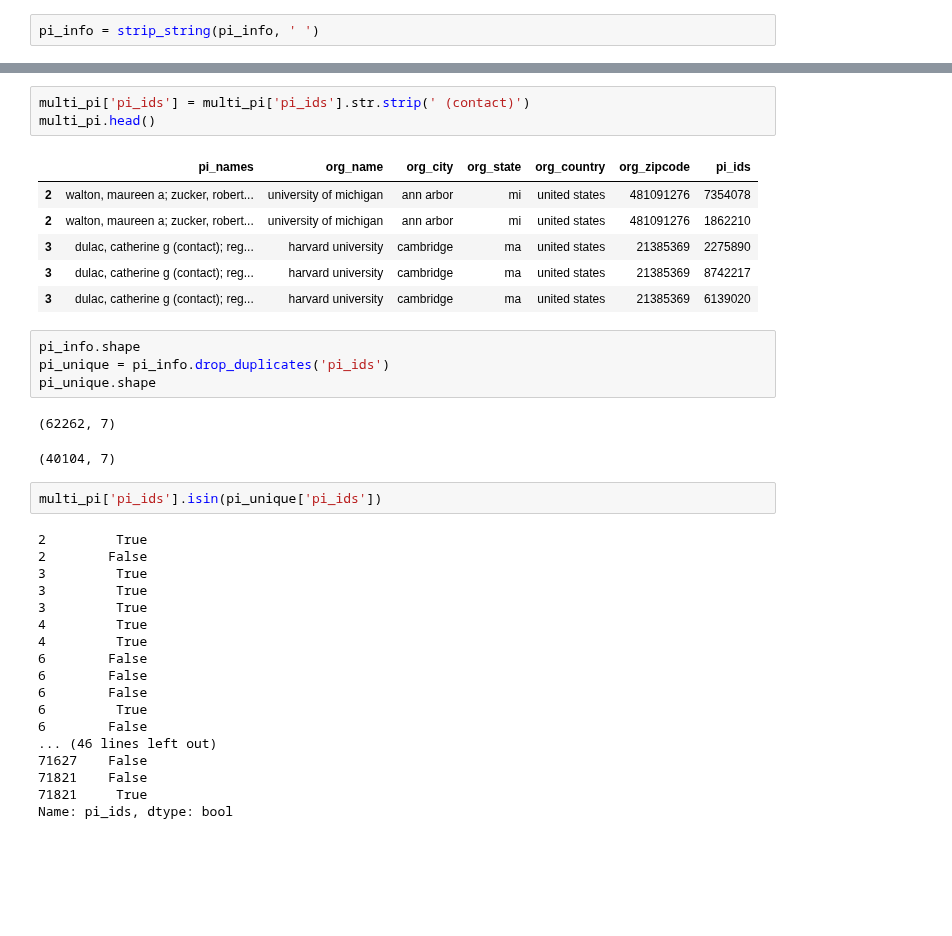
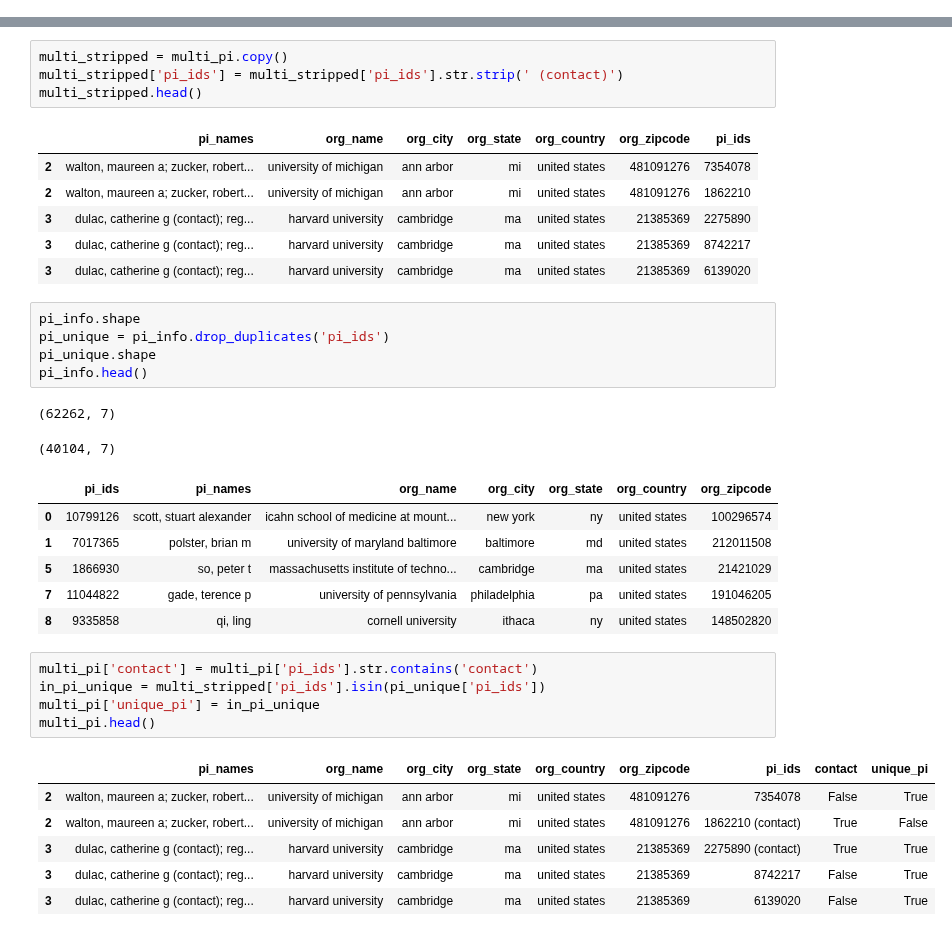
Before and after one commit to yuwie10/nih-awards, a Jupyter notebook: cleaning_pi_info.ipynb, the cells around one changed output, grey strips where cells are left out. Drawn from its saved outputs; the diff is of its cells as text; blank space fills up the shorter version.

Commit message:
split contact PIs; non-contact PIs may be OK

```diff
--- a/cleaning_pi_info.ipynb
+++ b/cleaning_pi_info.ipynb
@@ -54,8 +54,6 @@ pi_info_cleaned.head()
 ## Splitting PI Info
 # %%
 multi_pi_unsplit = pi_info_cleaned.ix[pi_info_cleaned['pi_ids'].str.contains('contact')]
-# %%
-pi_info = strip_string(pi_info, ' ')
 # %%
 pi_info.head()
 # %% [output]
@@ -99,8 +97,9 @@ multi_pi.head()
 | 3 | dulac, catherine g (contact); reg... | harvard university | cambridge | ma | united states | 21385369 | 8742217 |
 | 3 | dulac, catherine g (contact); reg... | harvard university | cambridge | ma | united states | 21385369 | 6139020 |
 # %%
-multi_pi['pi_ids'] = multi_pi['pi_ids'].str.strip(' (contact)')
-multi_pi.head()
+multi_stripped = multi_pi.copy()
+multi_stripped['pi_ids'] = multi_stripped['pi_ids'].str.strip(' (contact)')
+multi_stripped.head()
 # %% [output]
 |  | pi_names | org_name | org_city | org_state | org_country | org_zipcode | pi_ids |
 | 2 | walton, maureen a; zucker, robert... | university of michigan | ann arbor | mi | united states | 481091276 | 7354078 |
@@ -112,26 +111,25 @@ multi_pi.head()
 pi_info.shape
 pi_unique = pi_info.drop_duplicates('pi_ids')
 pi_unique.shape
+pi_info.head()
 # %% [output]
 (62262, 7)
 (40104, 7)
+|  | pi_ids | pi_names | org_name | org_city | org_state | org_country | org_zipcode |
+| 0 | 10799126 | scott, stuart alexander | icahn school of medicine at mount... | new york | ny | united states | 100296574 |
+| 1 | 7017365 | polster, brian m | university of maryland baltimore | baltimore | md | united states | 212011508 |
+| 5 | 1866930 | so, peter t | massachusetts institute of techno... | cambridge | ma | united states | 21421029 |
+| 7 | 11044822 | gade, terence p | university of pennsylvania | philadelphia | pa | united states | 191046205 |
+| 8 | 9335858 | qi, ling | cornell university | ithaca | ny | united states | 148502820 |
-# %%
-multi_pi['pi_ids'].isin(pi_unique['pi_ids'])
-# %% [output]
-2         True
-2        False
-3         True
-3         True
-3         True
-4         True
-4         True
-6        False
-6        False
-6        False
-6         True
-6        False
-... (46 lines left out)
-71627    False
-71821    False
-71821     True
-Name: pi_ids, dtype: bool
+# %%
+multi_pi['contact'] = multi_pi['pi_ids'].str.contains('contact')
+in_pi_unique = multi_stripped['pi_ids'].isin(pi_unique['pi_ids'])
+multi_pi['unique_pi'] = in_pi_unique
+multi_pi.head()
+# %% [output]
+|  | pi_names | org_name | org_city | org_state | org_country | org_zipcode | pi_ids | contact | unique_pi |
+| 2 | walton, maureen a; zucker, robert... | university of michigan | ann arbor | mi | united states | 481091276 | 7354078 | False | True |
+| 2 | walton, maureen a; zucker, robert... | university of michigan | ann arbor | mi | united states | 481091276 | 1862210 (contact) | True | False |
+| 3 | dulac, catherine g (contact); reg... | harvard university | cambridge | ma | united states | 21385369 | 2275890 (contact) | True | True |
+| 3 | dulac, catherine g (contact); reg... | harvard university | cambridge | ma | united states | 21385369 | 8742217 | False | True |
+| 3 | dulac, catherine g (contact); reg... | harvard university | cambridge | ma | united states | 21385369 | 6139020 | False | True |
```
Also changed, not shown: parts of 2 cells of this notebook.
